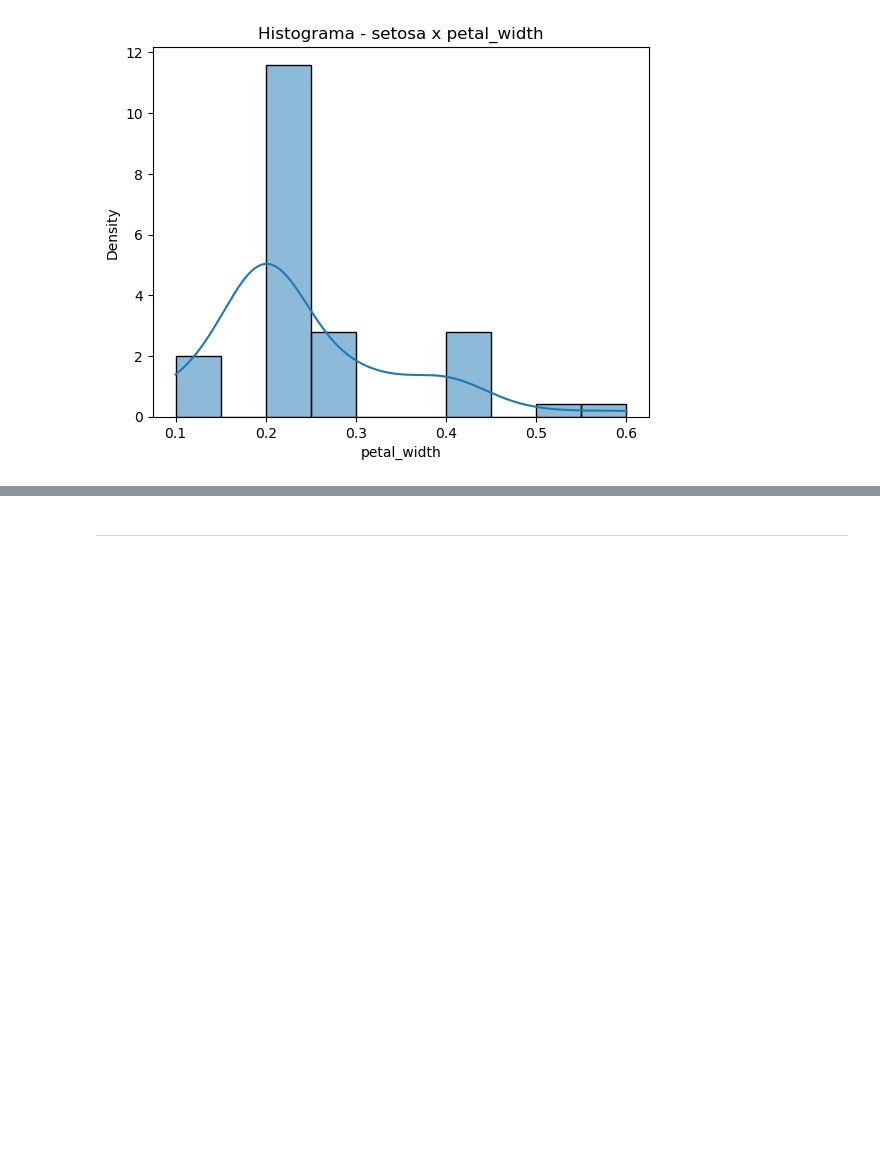
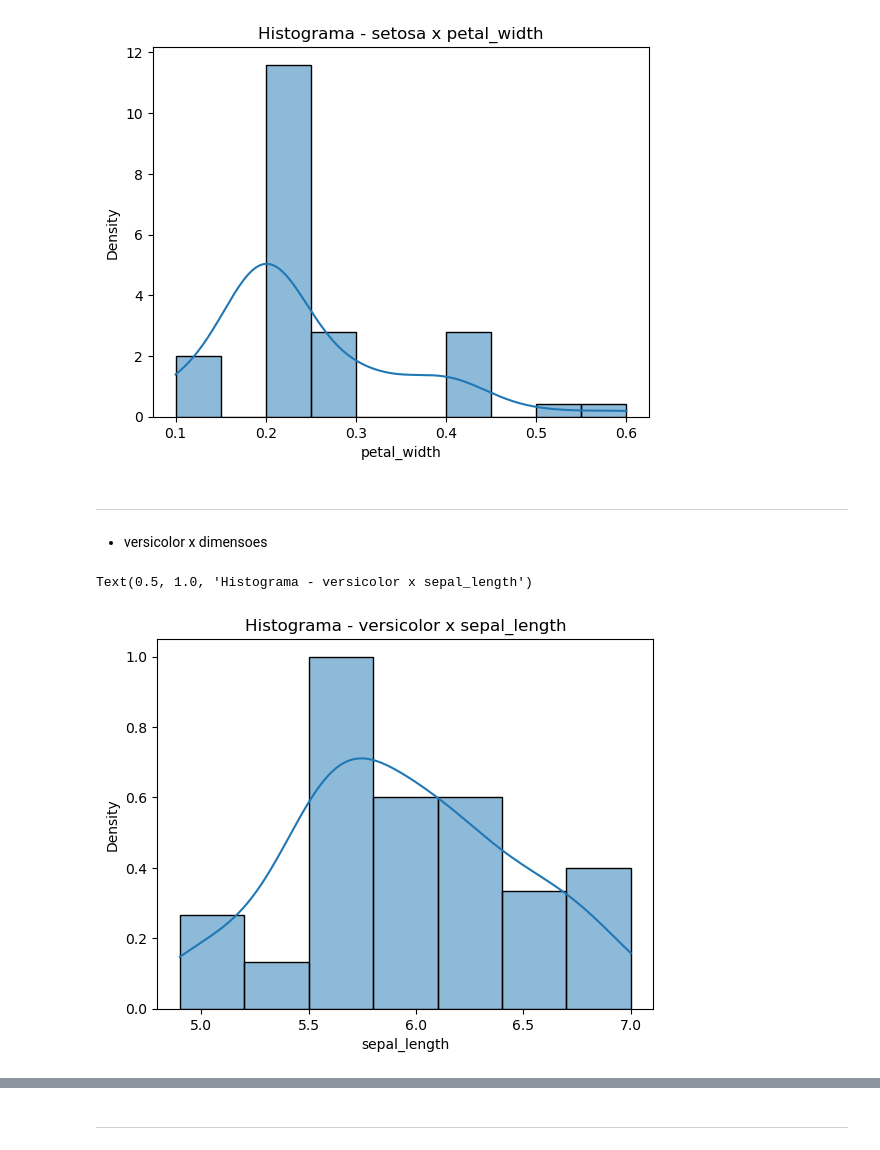
Before and after one commit to thiago-laza/dados-treina, a Jupyter notebook: estudo/estudo01_iris_dataset.ipynb, the cells around one changed output, grey strips where cells are left out. Saved outputs shown, nothing was run; the diff lists cells and outputs as text; code cells hidden in the pictures; blank space fills up the shorter version.

```diff
--- a/estudo/estudo01_iris_dataset.ipynb
+++ b/estudo/estudo01_iris_dataset.ipynb
@@ -409,3 +412,12 @@ plt.title('Histograma - setosa x petal_width')
 # %% [output]
 Text(0.5, 1.0, 'Histograma - setosa x petal_width')
 [figure]
+# %% [markdown]
+---
+- versicolor x dimensoes
+# %%
+sns.histplot(versicolor, x="sepal_length", kde=True, stat="density", line_kws={'color': 'red'})
+plt.title('Histograma - versicolor x sepal_length')
+# %% [output]
+Text(0.5, 1.0, 'Histograma - versicolor x sepal_length')
+[figure, added]
```
Also changed, not shown: parts of 18 cells of this notebook.
